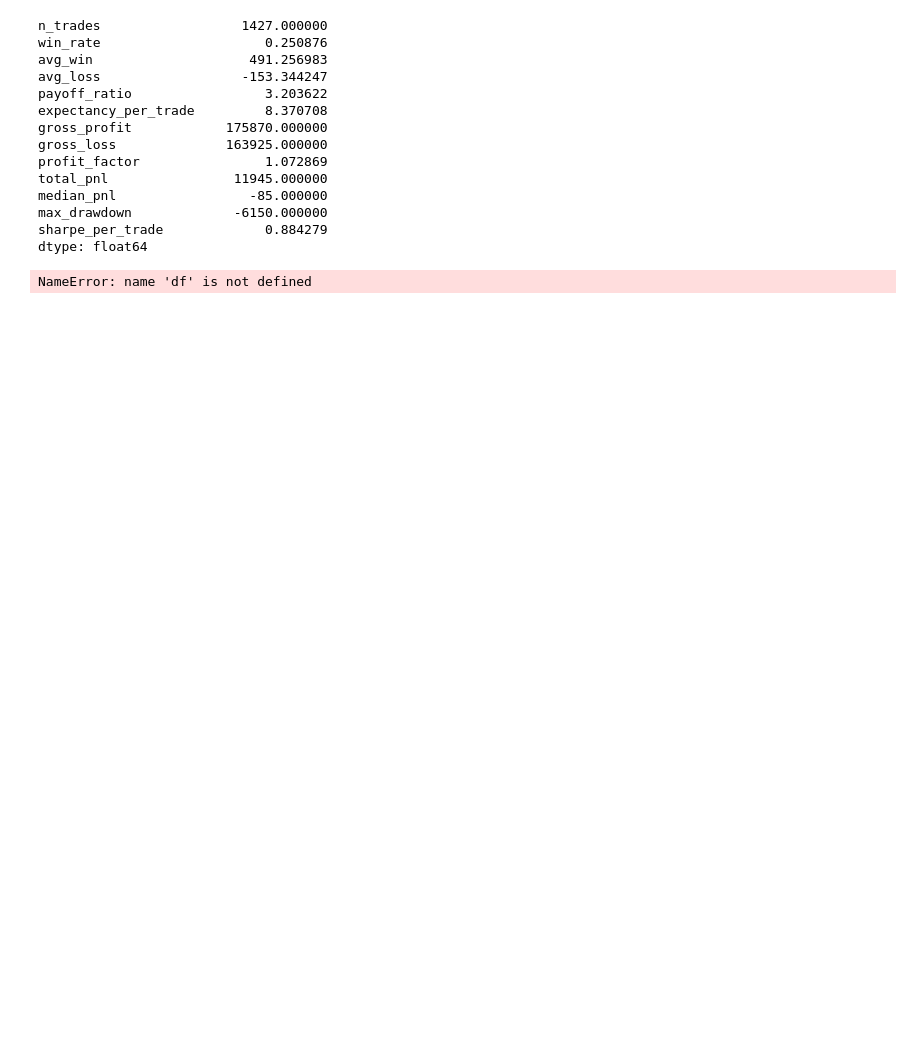
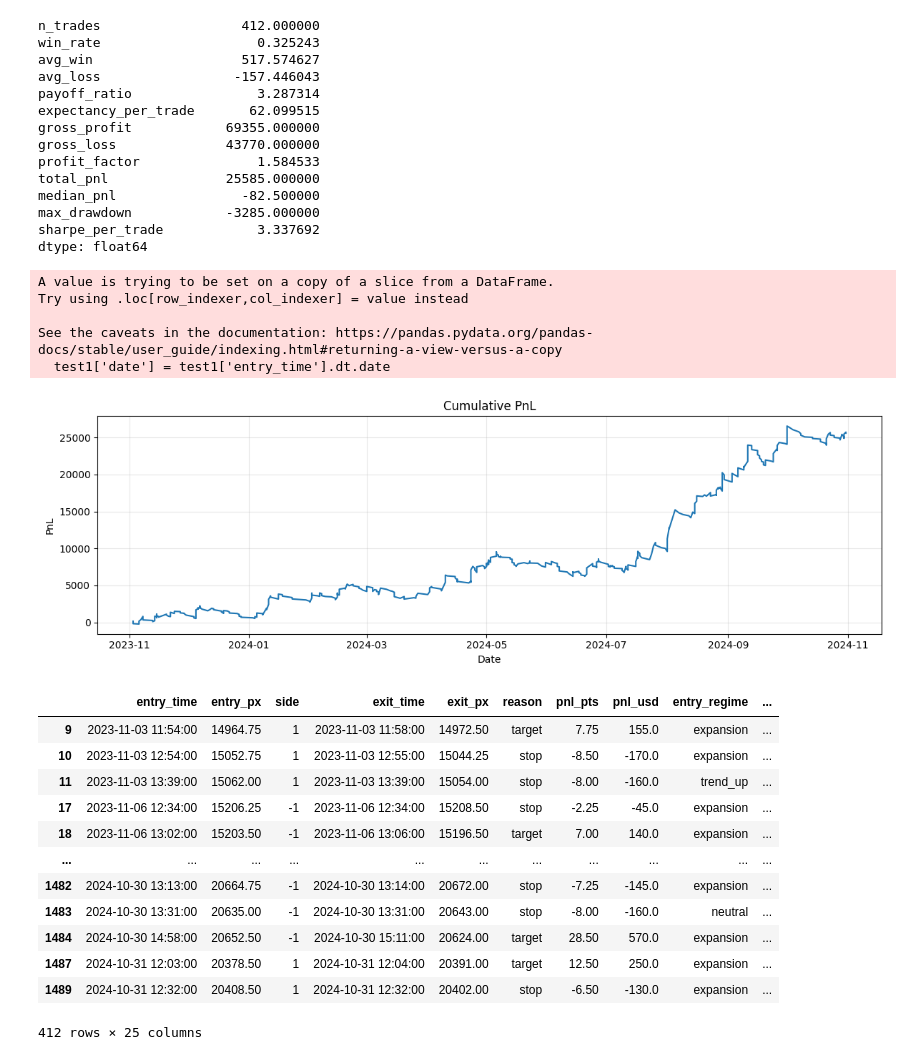
Before and after one commit to JeremieC1998/ORB_backtest, a Jupyter notebook: AlligatorIndicator.ipynb, the cells around one changed output. Cells and saved outputs as stored; diff of their text form; code cells hidden in the pictures; blank space fills up the shorter version.

```diff
--- a/AlligatorIndicator.ipynb
+++ b/AlligatorIndicator.ipynb
@@ -523,0 +1027,4 @@ Sample trades:
+# %%
+test1 = trades2[trades2['entry_vol_ratio']>1.2]
+print(test1['pnl_pts'].sum())
+test1
@@ -589,51 +1111,69 @@ def trade_stats(df, pnl_col='returns', r_col=None, equity_start=0.0):
     return stats #, equity, drawdown
 
 
-stats = trade_stats(trades2, pnl_col='pnl_usd')
+stats = trade_stats(test1, pnl_col='pnl_usd')
 print(pd.Series(stats))
 
 
 
-
-temp = trades.copy(deep=True)
+test1['date'] = test1['entry_time'].dt.date
+temp = test1.copy(deep=True)
 
 if 'date' in temp.columns:
     temp['Date'] = pd.to_datetime(temp['date'], errors='coerce')
     df = temp.sort_values('date')
 
 r = pd.to_numeric(df['pnl_usd'], errors='coerce').fillna(0)
 
 # 1) Cumulative PnL (use for per-trade PnL/points)
 df['cum_pnl'] = r.cumsum()
 
 
 import matplotlib.pyplot as plt
 plt.figure(figsize=(12,4))
 plt.plot(df['Date'] if 'Date' in df.columns else df.index, df['cum_pnl'])
 plt.title('Cumulative PnL')
 plt.xlabel('Date' if 'Date' in df.columns else 'Trade #')
 plt.ylabel('PnL')
 plt.grid(True, alpha=0.3)
 plt.tight_layout()
 plt.show()
 
 temp
 # %% [output]
-n_trades                  1427.000000
-win_rate                     0.250876
-avg_win                    491.256983
-avg_loss                  -153.344247
-payoff_ratio                 3.203622
-expectancy_per_trade         8.370708
-gross_profit            175870.000000
-gross_loss              163925.000000
-profit_factor                1.072869
-total_pnl                11945.000000
-median_pnl                 -85.000000
-max_drawdown             -6150.000000
-sharpe_per_trade             0.884279
+n_trades                  412.000000
+win_rate                    0.325243
+avg_win                   517.574627
+avg_loss                 -157.446043
+payoff_ratio                3.287314
+expectancy_per_trade       62.099515
+gross_profit            69355.000000
+gross_loss              43770.000000
+profit_factor               1.584533
+total_pnl               25585.000000
+median_pnl                -82.500000
+max_drawdown            -3285.000000
+sharpe_per_trade            3.337692
 dtype: float64
-NameError: name 'df' is not defined
+A value is trying to be set on a copy of a slice from a DataFrame.
+Try using .loc[row_indexer,col_indexer] = value instead
+
+See the caveats in the documentation: https://pandas.pydata.org/pandas-docs/stable/user_guide/indexing.html#returning-a-view-versus-a-copy
+  test1['date'] = test1['entry_time'].dt.date
+[figure, added]
+|  | entry_time | entry_px | side | exit_time | exit_px | reason | pnl_pts | pnl_usd | entry_regime | ... |
+| 9 | 2023-11-03 11:54:00 | 14964.75 | 1 | 2023-11-03 11:58:00 | 14972.50 | target | 7.75 | 155.0 | expansion | ... |
+| 10 | 2023-11-03 12:54:00 | 15052.75 | 1 | 2023-11-03 12:55:00 | 15044.25 | stop | -8.50 | -170.0 | expansion | ... |
+| 11 | 2023-11-03 13:39:00 | 15062.00 | 1 | 2023-11-03 13:39:00 | 15054.00 | stop | -8.00 | -160.0 | trend_up | ... |
+| 17 | 2023-11-06 12:34:00 | 15206.25 | -1 | 2023-11-06 12:34:00 | 15208.50 | stop | -2.25 | -45.0 | expansion | ... |
+| 18 | 2023-11-06 13:02:00 | 15203.50 | -1 | 2023-11-06 13:06:00 | 15196.50 | target | 7.00 | 140.0 | expansion | ... |
+| ... | ... | ... | ... | ... | ... | ... | ... | ... | ... | ... |
+| 1482 | 2024-10-30 13:13:00 | 20664.75 | -1 | 2024-10-30 13:14:00 | 20672.00 | stop | -7.25 | -145.0 | expansion | ... |
+| 1483 | 2024-10-30 13:31:00 | 20635.00 | -1 | 2024-10-30 13:31:00 | 20643.00 | stop | -8.00 | -160.0 | neutral | ... |
+| 1484 | 2024-10-30 14:58:00 | 20652.50 | -1 | 2024-10-30 15:11:00 | 20624.00 | target | 28.50 | 570.0 | expansion | ... |
+| 1487 | 2024-10-31 12:03:00 | 20378.50 | 1 | 2024-10-31 12:04:00 | 20391.00 | target | 12.50 | 250.0 | expansion | ... |
+| 1489 | 2024-10-31 12:32:00 | 20408.50 | 1 | 2024-10-31 12:32:00 | 20402.00 | stop | -6.50 | -130.0 | expansion | ... |
+412 rows × 25 columns
 # %%
 import pandas as pd
 import numpy as np
```
Also changed, not shown: parts of 11 cells of this notebook.
